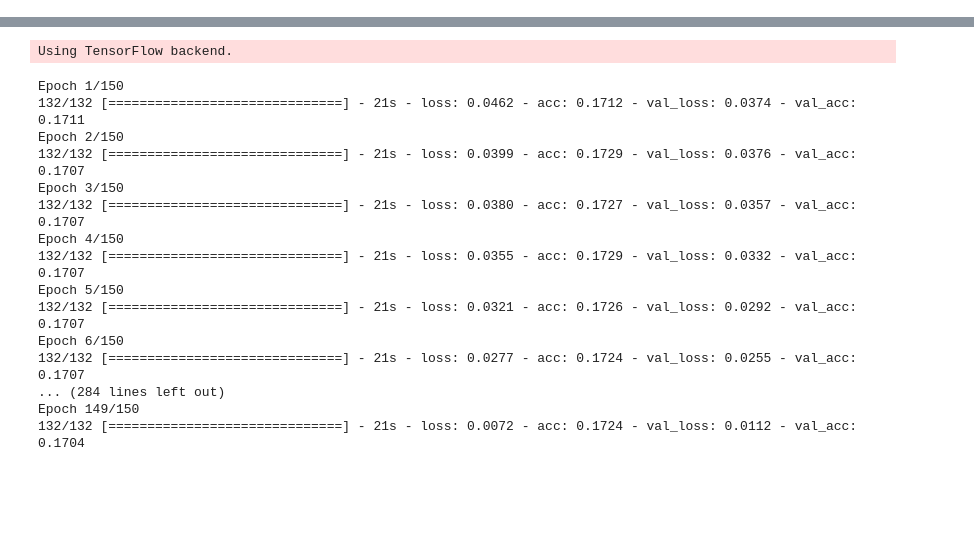
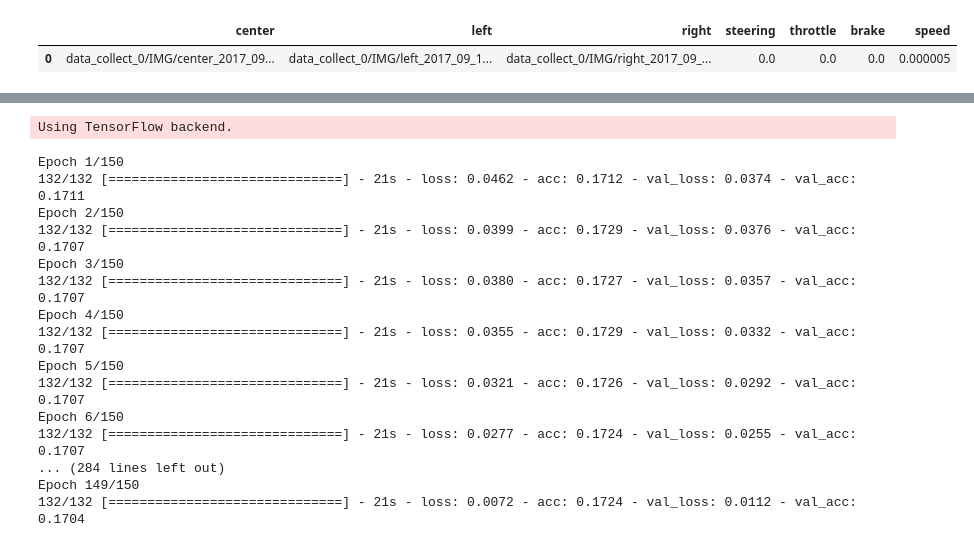
Before and after one commit to wengyao04/CarND-Behavioral-Cloning-P3, a Jupyter notebook: behavior_cloning.ipynb, the cells around one changed output, grey strips where cells are left out. Saved outputs shown, nothing was run; the diff lists cells and outputs as text; code cells hidden in the pictures; blank space fills up the shorter version.

```diff
--- a/behavior_cloning.ipynb
+++ b/behavior_cloning.ipynb
@@ -15,8 +15,11 @@ display(df_sample.head(n=5))
 # %%
 df_collect_0 = pd.read_csv('./data_collect_0/driving_log.csv')
 df_collect_1 = pd.read_csv('./data_collect_1/driving_log.csv')
-#display(df_collect_0.head(n=1))
+display(df_collect_0.head(n=1))
 #display(df_collect_1.head(n=1))
+# %% [output]
+|  | center | left | right | steering | throttle | brake | speed |
+| 0 | data_collect_0/IMG/center_2017_09... | data_collect_0/IMG/left_2017_09_1... | data_collect_0/IMG/right_2017_09_... | 0.0 | 0.0 | 0.0 | 0.000005 |
 # %%
 frames = [df_collect_0, df_collect_1]
 df = pd.concat(frames)
```
Also changed, not shown: parts of 3 cells of this notebook, 1 other file.
